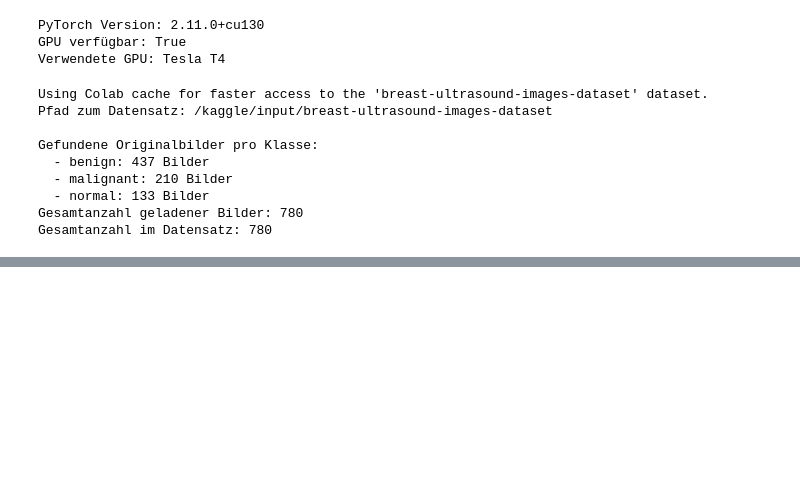
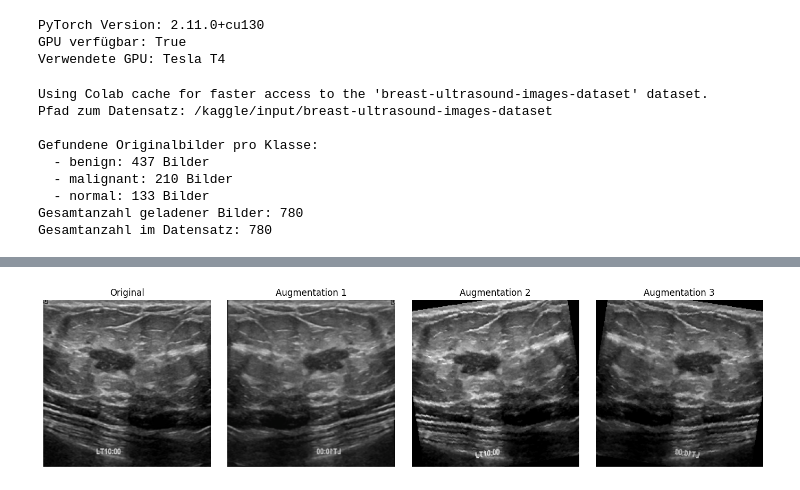
Before and after one commit to grabs2/BUSI_Klassifikation_Projekt_Gruppe_E, a Jupyter notebook: BUSI_Klassifikation_Projekt_Gruppe_E.ipynb, the cells around one changed output, grey strips where cells are left out. Cells and saved outputs as stored; diff of their text form; code cells hidden in the pictures; blank space fills up the shorter version.

```diff
--- a/BUSI_Klassifikation_Projekt_Gruppe_E.ipynb
+++ b/BUSI_Klassifikation_Projekt_Gruppe_E.ipynb
@@ -136,0 +316,76 @@ Für das Training und die Evaluation des Modells wurde der BUSI-Datensatz im Ver
+# %%
+import torch
+from torch.utils.data import Dataset, DataLoader
+from torchvision import transforms
+from PIL import Image
+import matplotlib.pyplot as plt
+
+# ImageNet-Normalisierungswerte
+NORM_MEAN = [0.485, 0.456, 0.406]
+NORM_STD  = [0.229, 0.224, 0.225]
+
+# 1. Bildtransformationen definieren
+train_transform = transforms.Compose([
+    transforms.Resize((224, 224)),
+    transforms.RandomHorizontalFlip(p=0.5),
+    transforms.RandomRotation(degrees=10),
+    transforms.ColorJitter(brightness=0.15, contrast=0.15),
+    transforms.ToTensor(),
+    transforms.Normalize(mean=NORM_MEAN, std=NORM_STD)
+])
+
+eval_transform = transforms.Compose([
+    transforms.Resize((224, 224)),
+    transforms.ToTensor(),
+    transforms.Normalize(mean=NORM_MEAN, std=NORM_STD)
+])
+
+# 2. PyTorch Dataset-Klasse
+class BUSIDataset(Dataset):
+    def __init__(self, dataframe, transform=None):
+        self.df = dataframe.reset_index(drop=True)
+        self.transform = transform
+
+    def __len__(self):
+        return len(self.df)
+
+    def __getitem__(self, idx):
+        row = self.df.iloc[idx]
+        image = Image.open(row['filepath']).convert('RGB')
+        label = row['label']
+        if self.transform:
+            image = self.transform(image)
+        return image, label
+
+# 3. DataLoader erstellen
+BATCH_SIZE = 32
+
+train_loader = DataLoader(BUSIDataset(train_df, transform=train_transform), batch_size=BATCH_SIZE, shuffle=True)
+val_loader   = DataLoader(BUSIDataset(val_df, transform=eval_transform), batch_size=BATCH_SIZE, shuffle=False)
+test_loader  = DataLoader(BUSIDataset(test_df, transform=eval_transform), batch_size=BATCH_SIZE, shuffle=False)
+
+# 4. Hilfsfunktion zur Rückrechnung der Normalisierung für den Plot
+def denormalize(tensor):
+    inv_norm = transforms.Normalize(
+        mean=[-m/s for m, s in zip(NORM_MEAN, NORM_STD)],
+        std=[1/s for s in NORM_STD]  # Hier lag der Fehler (nur NORM_STD durchlaufen)
+    )
+    return torch.clamp(inv_norm(tensor), 0, 1).permute(1, 2, 0).numpy()
+
+# 5. Visuelle Kontrolle: Original vs. 3 augmentierte Versionen
+sample_img = Image.open(train_df.iloc[0]['filepath']).convert('RGB')
+fig, axes = plt.subplots(1, 4, figsize=(14, 3.5))
+
+axes[0].imshow(sample_img.resize((224, 224)))
+axes[0].set_title("Original")
+axes[0].axis('off')
+
+for i in range(1, 4):
+    axes[i].imshow(denormalize(train_transform(sample_img)))
+    axes[i].set_title(f"Augmentation {i}")
+    axes[i].axis('off')
+
+plt.tight_layout()
+plt.show()
+# %% [output]
+[figure, added]
```
Also changed, not shown: parts of 28 cells of this notebook.
